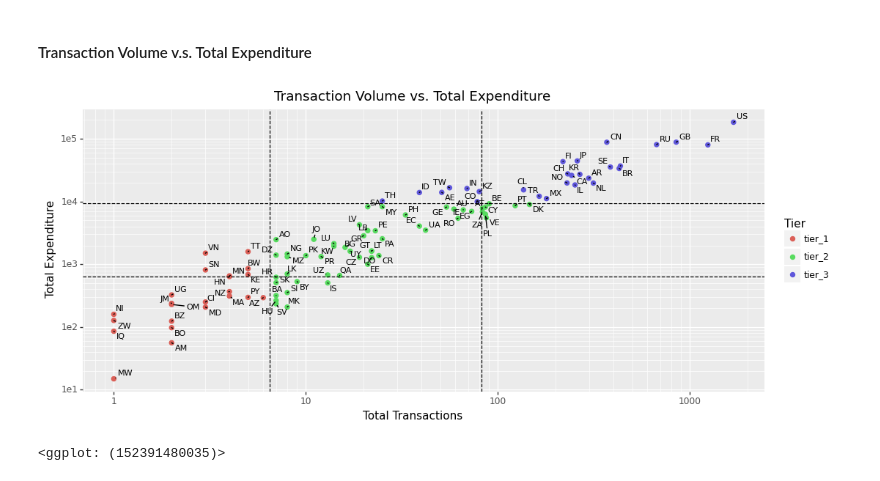
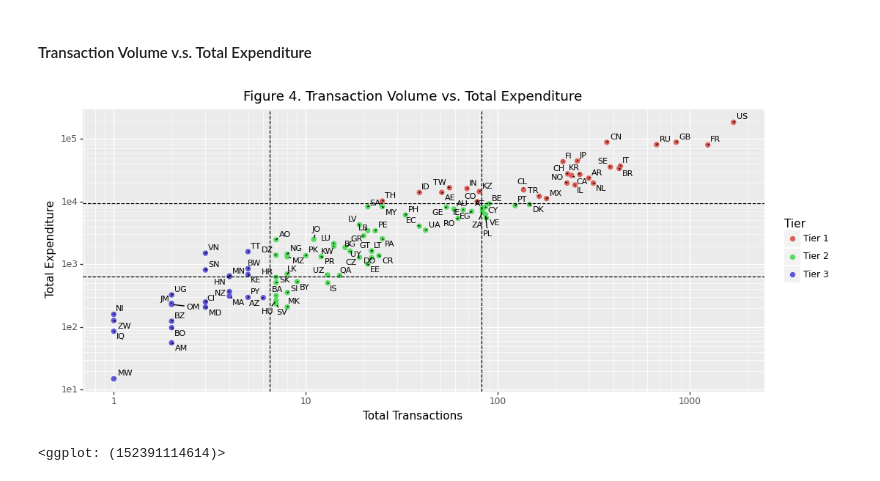
Before and after one commit to callysthenes/citibank_business_case_visual, a Jupyter notebook: DV_GroupA.ipynb, the cells around one changed output. Cells and saved outputs as stored; diff of their text form; code cells hidden in the pictures.

```diff
--- a/DV_GroupA.ipynb
+++ b/DV_GroupA.ipynb
@@ -817,23 +833,23 @@ conditions = [
     ]
 
 # create a list of the values we want to assign for each condition
-values = ['tier_3', 'tier_2', 'tier_1']
+values = ['Tier 1', 'Tier 2', 'Tier 3']
 # %%
 df6['Tier'] = np.select(conditions, values)
 # %%
 from adjustText import adjust_text
 ggplot(df6 , aes(x='Total_Transactions', y='Total_Expenditure'))+\
     geom_point(aes(color='Tier'), size = 2)+\
       scale_x_continuous(trans='log10')+\
         scale_y_continuous(trans='log10')+\
-          ggtitle("Transaction Volume vs. Total Expenditure")+\
+          ggtitle("Figure 4. Transaction Volume vs. Total Expenditure")+\
             geom_text(aes(label="customer_country"), colour = "black", size = 8, nudge_y=0.2, show_legend=False, adjust_text={'expand_points': (1.5, 1.5), 'arrowprops': {'arrowstyle': '-'}})+\
               geom_hline(yintercept=9400, linetype="dashed", color = "black")+\
                 geom_hline(yintercept=630, linetype="dashed", color = "black")+\
                   geom_vline(xintercept=82.25, linetype="dashed", color = "black")+\
                     geom_vline(xintercept=6.5, linetype="dashed", color = "black")+\
                       labs(y= "Total Expenditure", x = "Total Transactions")+\
                         theme(figure_size=(12, 5))
 # %% [output]
-[figure, old version]
+[figure, new version]
-<ggplot: (152391480035)>
+<ggplot: (152391114614)>
```
Also changed, not shown: parts of 21 cells of this notebook.
